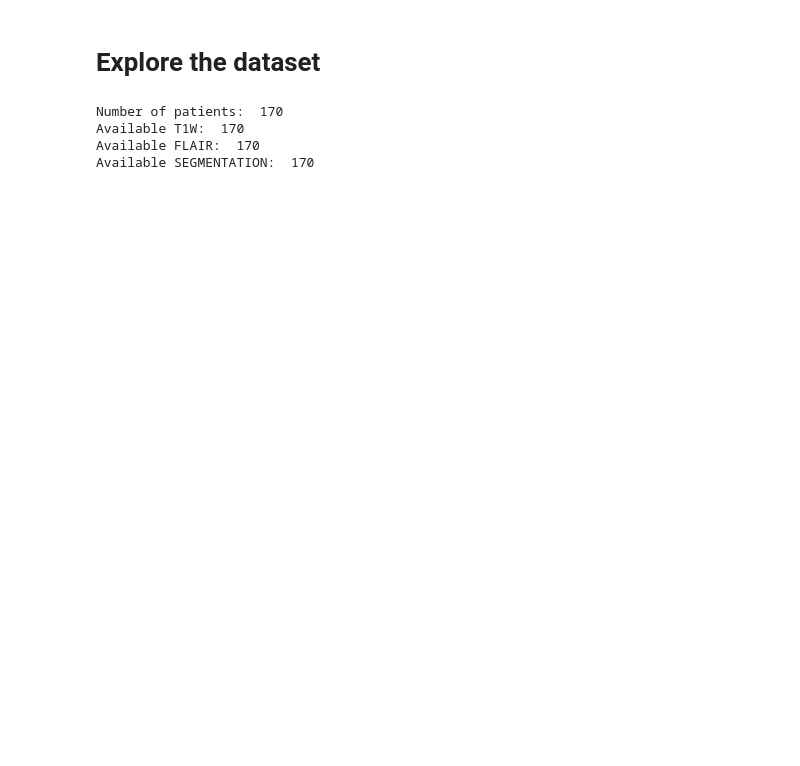
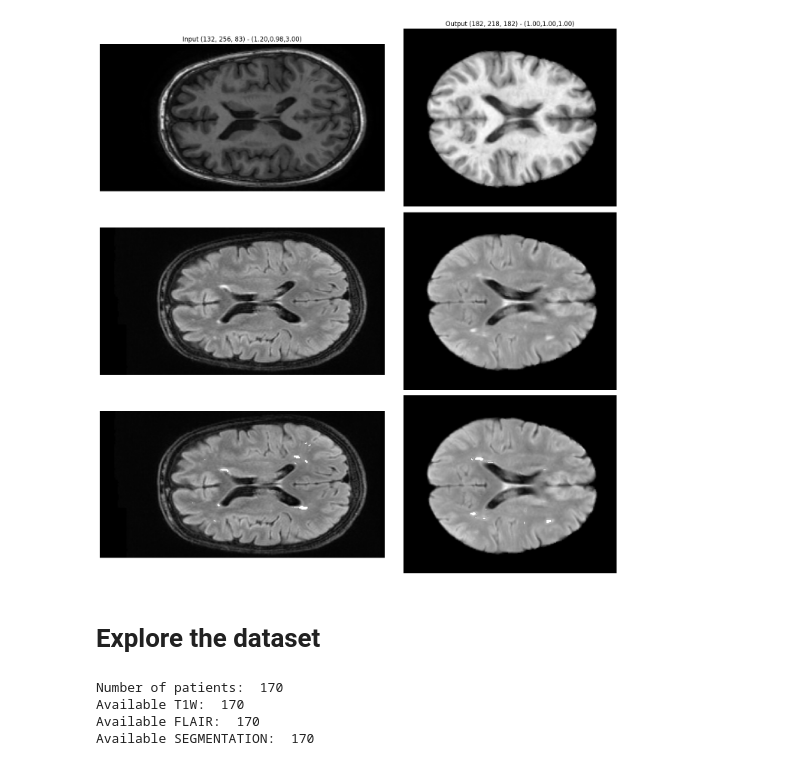
Before and after one commit to bendico765/mri-brain, a Jupyter notebook: notebooks/WMH.ipynb, the cells around one changed output. Cells and saved outputs as stored; diff of their text form; code cells hidden in the pictures; blank space fills up the shorter version.

Commit message:
First implementation preprocessing

```diff
--- a/notebooks/WMH.ipynb
+++ b/notebooks/WMH.ipynb
@@ -140,0 +258,19 @@ def explore_mri(img, mask, canonical=False, rotation=False, connected_components
+# %%
+df = WMH.get_metadata(WMH_DATASET_FOLDER)
+
+t1w_filepath = df.iloc()[0]["T1W FILEPATH"]
+flair_filepath = df.iloc()[0]["FLAIR FILEPATH"]
+segmentation_filepath = df.iloc()[0]["SEGMENTATION FILEPATH"]
+
+t1w_filepath = f"{WMH_DATASET_FOLDER}/{t1w_filepath}"
+flair_filepath = f"{WMH_DATASET_FOLDER}/{flair_filepath}"
+segmentation_filepath = f"{WMH_DATASET_FOLDER}/{segmentation_filepath}"
+
+preprocess(
+    t1w_filepath,
+    flair_filepath,
+    segmentation_filepath,
+    "/home/gianluca/Desktop/test/t1w.nii.gz",
+    "/home/gianluca/Desktop/test/flair.nii.gz",
+    "/home/gianluca/Desktop/test/roi.nii.gz"
+)
@@ -141,3 +299,49 @@ def explore_mri(img, mask, canonical=False, rotation=False, connected_components
+# %%
+fig, axes = plt.subplots(3, 2, figsize=(15,15))
+
+input_t1w_nib = nib.load(t1w_filepath)
+output_t1w_nib = nib.load("/home/gianluca/Desktop/test/t1w.nii.gz")
+
+input_t1w_array = input_t1w_nib.get_fdata()
+input_flair_array = nib.load(flair_filepath).get_fdata()
+input_segmentation_array = nib.load(segmentation_filepath).get_fdata()
+output_t1w_array = output_t1w_nib.get_fdata()
+output_flair_array = nib.load("/home/gianluca/Desktop/test/flair.nii.gz").get_fdata()
+output_segmentation_array = nib.load("/home/gianluca/Desktop/test/roi.nii.gz").get_fdata()
+
+j = 52
+i = 91
+
+sx, sy, sz = input_t1w_nib.header.get_zooms()
+axes[0,0].set_title(f"Input {input_t1w_array.shape} - ({sx:.2f},{sy:.2f},{sz:.2f})")
+
+sx, sy, sz = output_t1w_nib.header.get_zooms()
+axes[0,1].set_title(f"Output {output_t1w_array.shape} - ({sx:.2f},{sy:.2f},{sz:.2f})")
+
+axes[0,0].imshow(input_t1w_array[:,:,j], cmap=plt.cm.grey)
+axes[0,0].set_axis_off()
+
+axes[0,1].imshow(output_t1w_array[:,:,i], cmap=plt.cm.grey)
+axes[0,1].set_axis_off()
+
+axes[1,0].imshow(input_flair_array[:,:,j], cmap=plt.cm.grey)
+axes[1,0].set_axis_off()
+
+axes[1,1].imshow(output_flair_array[:,:,i], cmap=plt.cm.grey)
+axes[1,1].set_axis_off()
+
+axes[2,0].imshow(input_flair_array[:,:,j], cmap=plt.cm.grey)
+axes[2,0].imshow(input_segmentation_array[:,:,j], alpha=(input_segmentation_array[:,:,j] > 0).astype(float), cmap=plt.cm.grey)
+axes[2,0].set_axis_off()
+
+axes[2,1].imshow(output_flair_array[:,:,i], cmap=plt.cm.grey)
+axes[2,1].imshow(output_segmentation_array[:,:,i], alpha=(output_segmentation_array[:,:,i] > 0).astype(float), cmap=plt.cm.grey)
+axes[2,1].set_axis_off()
+
+fig.tight_layout()
+plt.show()
+# %% [output]
+[figure, added]
 # %% [markdown]
 # Explore the dataset
 # %%
```
Also changed, not shown: parts of 4 cells of this notebook.
